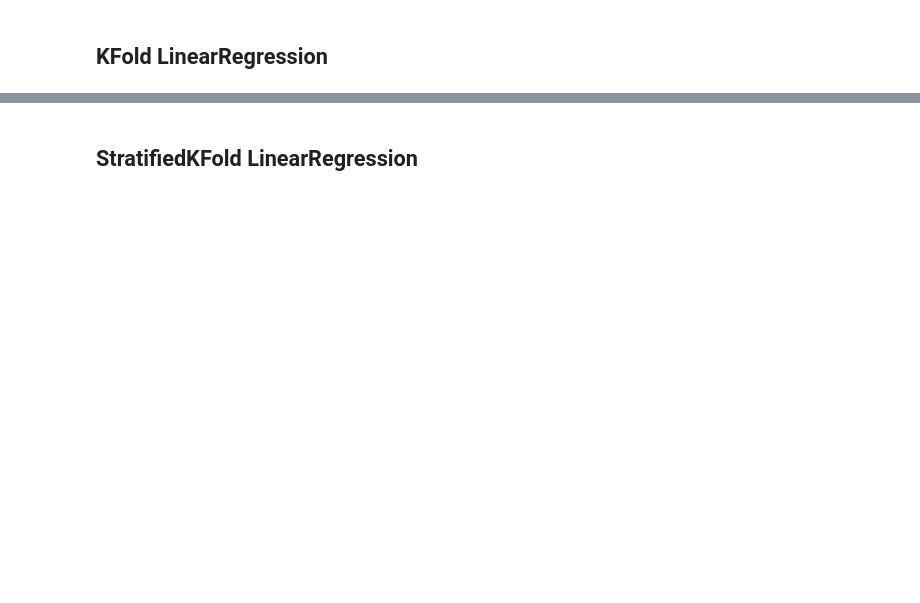
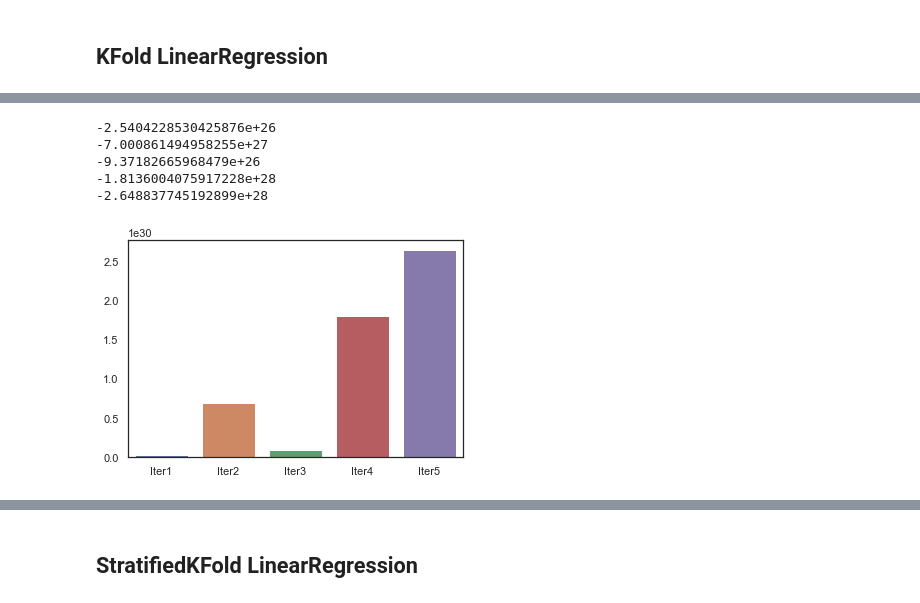
Before and after one commit to pierrebague/anticipate_electricity_consumption, a Jupyter notebook: projet4.ipynb, the cells around one changed output, grey strips where cells are left out. Drawn from its saved outputs; the diff is of its cells as text; code cells hidden in the pictures; blank space fills up the shorter version.

```diff
--- a/projet4.ipynb
+++ b/projet4.ipynb
@@ -347,0 +582,18 @@ cross_validation_scores([round(abs(ele),2) for ele in accuracy_model])
+# %%
+accuracy_model = []
+kf = KFold()
+std_scale = preprocessing.StandardScaler().fit(X)
+for train_index, test_index in kf.split(X, y):
+# for train_index, test_index in k_fold_index:
+#     print(len(train_index))
+#     print(len(test_index))
+    X_train, X_test = X[train_index], X[test_index]
+    y_train, y_test = y[train_index], y[test_index]
+    X_train_std = std_scale.transform(X_train)
+    X_test_std = std_scale.transform(X_test)
+    model_kf = LinearRegression().fit(X_train_std, y_train)
+    accuracy_model.append(model_kf.score(X_test_std, y_test)*100)
+#     print(accuracy_model)
+#     print(model_kf.score(X_test_std, y_test))
+# print([round(abs(ele),2) for ele in accuracy_model])
+cross_validation_scores([round(abs(ele),2) for ele in accuracy_model])
@@ -347,0 +602,24 @@ cross_validation_scores([round(abs(ele),2) for ele in accuracy_model])
+# %%
+accuracy_model = []
+kf = KFold()
+std_scale = preprocessing.StandardScaler().fit(Xdummies)
+for train_index, test_index in kf.split(Xdummies, ydummies):
+#     print(train_index)
+#     print(test_index)
+    X_train, X_test = Xdummies[train_index], Xdummies[test_index]
+    y_train, y_test = ydummies[train_index], ydummies[test_index]
+    X_train_std = std_scale.transform(X_train)
+    X_test_std = std_scale.transform(X_test)
+    model_kf = LinearRegression().fit(X_train_std, y_train)
+    accuracy_model.append(model_kf.score(X_test_std, y_test)*100)
+#     print(accuracy_model)
+    print(model_kf.score(X_test_std, y_test))
+# print([round(abs(ele),2) for ele in accuracy_model])
+cross_validation_scores([round(abs(ele),2) for ele in accuracy_model])
+# %% [output]
+-2.5404228530425876e+26
+-7.000861494958255e+27
+-9.37182665968479e+26
+-1.8136004075917228e+28
+-2.648837745192899e+28
+[figure, added]
```
Also changed, not shown: parts of 70 cells of this notebook.
